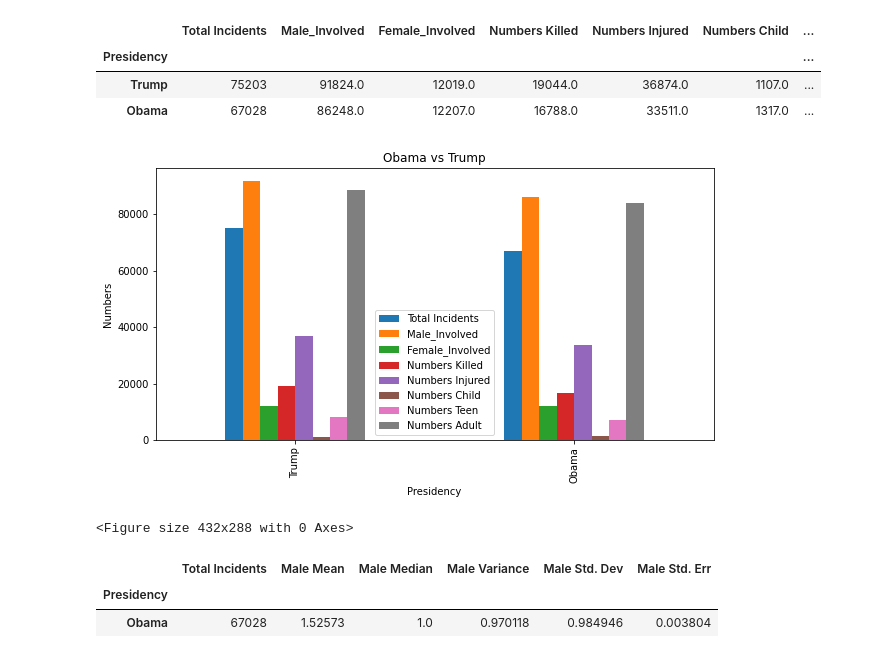
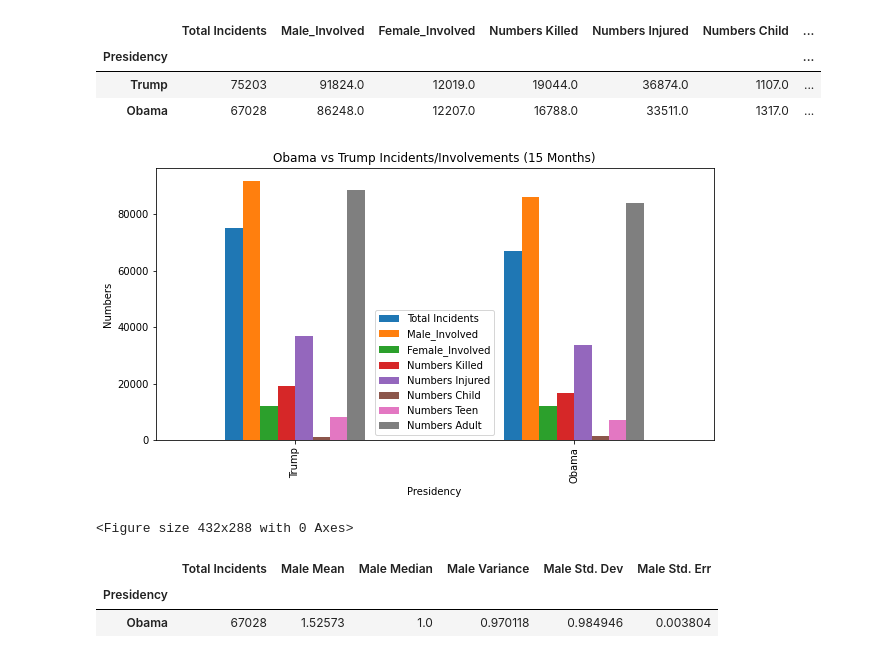
Before and after one commit to KimchiKoala/UCI-Project-1_Group8, a Jupyter notebook: Crime_Data.ipynb, the cells around one changed output. Drawn from its saved outputs; the diff is of its cells as text; code cells hidden in the pictures.

```diff
--- a/Crime_Data.ipynb
+++ b/Crime_Data.ipynb
@@ -246,18 +246,18 @@ pres_summary_df
 # %%
 #graph
 
 ObamaTrump = pres_summary_df.plot(kind="bar", figsize=(10,5))
 multi_plot.legend(loc=9, bbox_to_anchor=(0.5, -0.2), ncol=4)
 
 # Plot x and y labels and title
-plt.title('Obama vs Trump')
+plt.title('Obama vs Trump Incidents/Involvements (15 Months)')
 plt.xlabel('Presidency')
 plt.ylabel('Numbers')
 
 plt.show()
 plt.tight_layout()
 # %% [output]
-[figure, old version]
+[figure, new version]
 <Figure size 432x288 with 0 Axes>
 # %%
 # Obama Analysis Male
```
Also changed, not shown: parts of 1 cell of this notebook.
